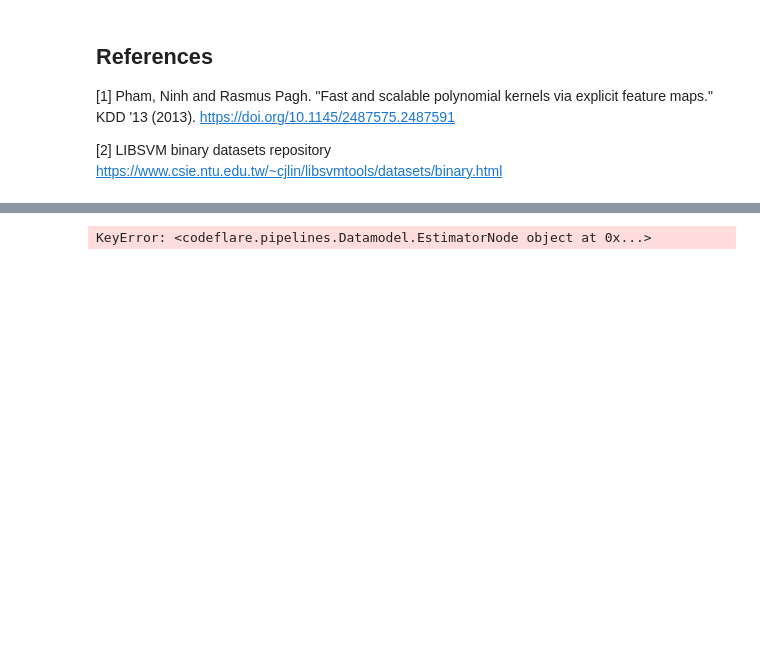
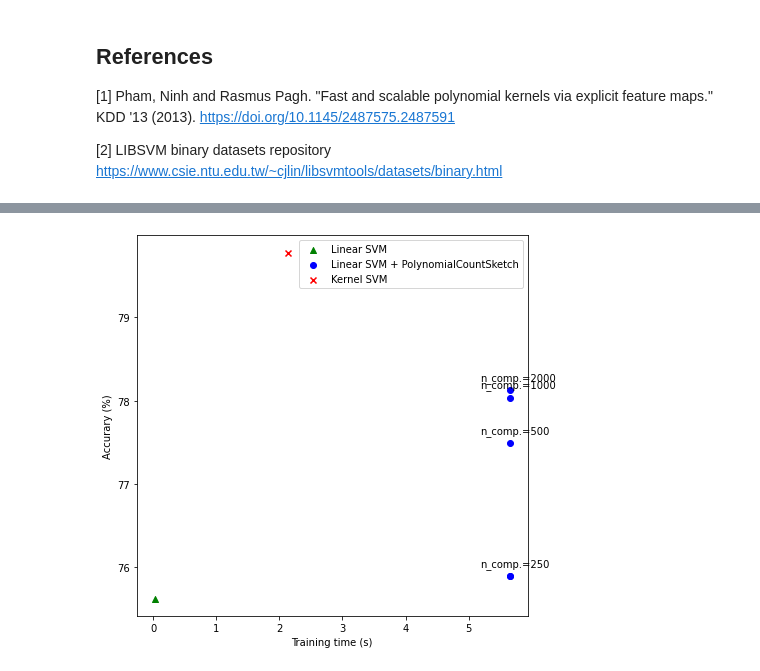
Before and after one commit to project-codeflare/codeflare, a Jupyter notebook: notebooks/plot_scalable_poly_kernels.ipynb, the cells around one changed output, grey strips where cells are left out. Saved outputs shown, nothing was run; the diff lists cells and outputs as text; code cells hidden in the pictures; blank space fills up the shorter version.

Commit message:
Fixed bug in SCORE invocation

```diff
--- a/notebooks/plot_scalable_poly_kernels.ipynb
+++ b/notebooks/plot_scalable_poly_kernels.ipynb
@@ -203,7 +203,16 @@ ray.shutdown()
 ray.init()
 
 n_runs = 3
+score_250 = 0
+score_500 = 0
+score_1000 = 0
+score_2000 = 0
+run_time = 0
+
 for _ in range(n_runs):
+
+    start = time.time()
+
     pipeline = dm.Pipeline()
     node_pcs250 = dm.EstimatorNode("kernel_approximator_250", PolynomialCountSketch(n_components=250,
                                         degree=4))
@@ -231,30 +240,50 @@ for _ in range(n_runs):
     train_input.add_xy_arg(node_pcs1000, xy_train)
     train_input.add_xy_arg(node_pcs2000, xy_train)
 
+    # codeflare pipeline is able to execute model FIT once with four n_components
     pipeline_fitted = rt.execute_pipeline(pipeline, ExecutionType.FIT, train_input)
 
+    xy_test = dm.Xy(X_test, y_test)
+
     test_input = dm.PipelineInput()
-    xy_test = dm.Xy(X_test, y_test)
     test_input.add_xy_arg(node_pcs250, xy_test)
+    pipeline_250 = rt.select_pipeline(pipeline_fitted, pipeline_fitted.get_xyrefs(node_clf250)[0])
+    score_250 += 100 * ray.get(rt.execute_pipeline(pipeline_250, ExecutionType.SCORE, test_input)
+                    .get_xyrefs(node_clf250)[0].get_Xref())
+
+    test_input = dm.PipelineInput()
     test_input.add_xy_arg(node_pcs500, xy_test)
+    pipeline_500 = rt.select_pipeline(pipeline_fitted, pipeline_fitted.get_xyrefs(node_clf500)[0])
+    score_500 += 100 * ray.get(rt.execute_pipeline(pipeline_500, ExecutionType.SCORE, test_input)
+                    .get_xyrefs(node_clf500)[0].get_Xref())
+
+    test_input = dm.PipelineInput()
     test_input.add_xy_arg(node_pcs1000, xy_test)
+    pipeline_1000 = rt.select_pipeline(pipeline_fitted, pipeline_fitted.get_xyrefs(node_clf1000)[0])
+    score_1000 += 100 * ray.get(rt.execute_pipeline(pipeline_1000, ExecutionType.SCORE, test_input)
+                    .get_xyrefs(node_clf1000)[0].get_Xref())
+
+    test_input = dm.PipelineInput()
     test_input.add_xy_arg(node_pcs2000, xy_test)
-
-    pipeline_250 = rt.select_pipeline(pipeline_fitted, pipeline_fitted.get_xyrefs(node_clf250)[0])
-    score_250 = ray.get(rt.execute_pipeline(pipeline_250, ExecutionType.SCORE, test_input)
-                    .get_xyrefs(node_clf250)[0].get_Xref())
-    pipeline_500 = rt.select_pipeline(pipeline_fitted, pipeline_fitted.get_xyrefs(node_clf500)[0])
-    score_500 = ray.get(rt.execute_pipeline(pipeline_500, ExecutionType.SCORE, test_input)
-                    .get_xyrefs(node_clf500)[0].get_Xref())
-    pipeline_1000 = rt.select_pipeline(pipeline_fitted, pipeline_fitted.get_xyrefs(node_clf1000)[0])
-    score_1000 = ray.get(rt.execute_pipeline(pipeline_1000, ExecutionType.SCORE, test_input)
-                    .get_xyrefs(node_clf1000)[0].get_Xref())
     pipeline_2000 = rt.select_pipeline(pipeline_fitted, pipeline_fitted.get_xyrefs(node_clf2000)[0])
-    score_2000 = ray.get(rt.execute_pipeline(pipeline_2000, ExecutionType.SCORE, test_input)
+    score_2000 += 100 * ray.get(rt.execute_pipeline(pipeline_2000, ExecutionType.SCORE, test_input)
                     .get_xyrefs(node_clf2000)[0].get_Xref())
 
-    print(score_250, score_500, score_1000, score_2000)
+    run_time += (time.time() - start)
 
+# all runs have the the same run time since they are FITTED together
+results[f"LSVM + PS(250)"] = {
+        "time": run_time/n_runs, "score": score_250/n_runs
+}
+results[f"LSVM + PS(500)"] = {
+        "time": run_time/n_runs, "score": score_500/n_runs
+}
+results[f"LSVM + PS(1000)"] = {
+        "time": run_time/n_runs, "score": score_1000/n_runs
+}
+results[f"LSVM + PS(2000)"] = {
+        "time": run_time/n_runs, "score": score_2000/n_runs
+}
 
 
 N_COMPONENTS = [250, 500, 1000, 2000]
@@ -289 +318 @@ ray.shutdown()
-KeyError: <codeflare.pipelines.Datamodel.EstimatorNode object at 0x...>
+[figure, added]
```
Also changed, not shown: parts of 2 cells of this notebook.
